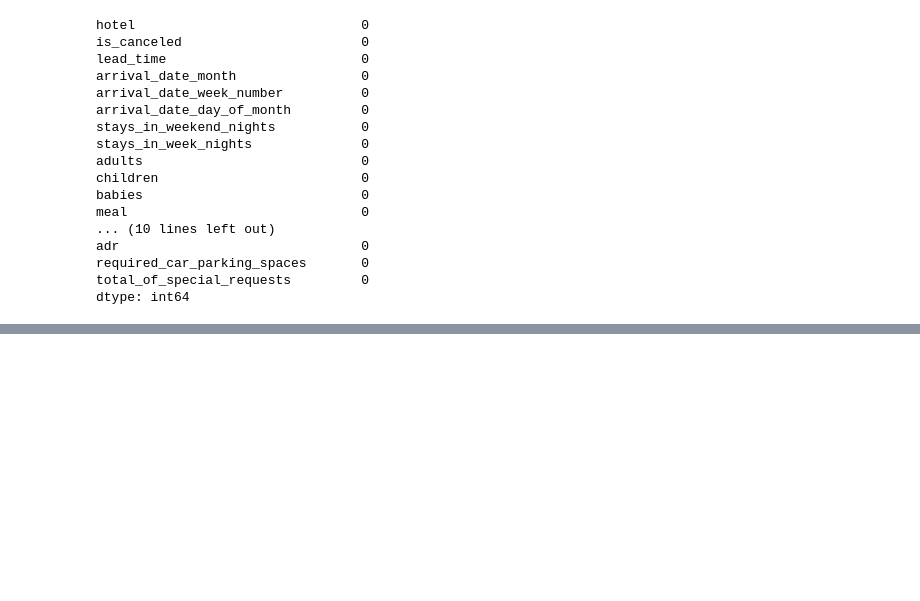
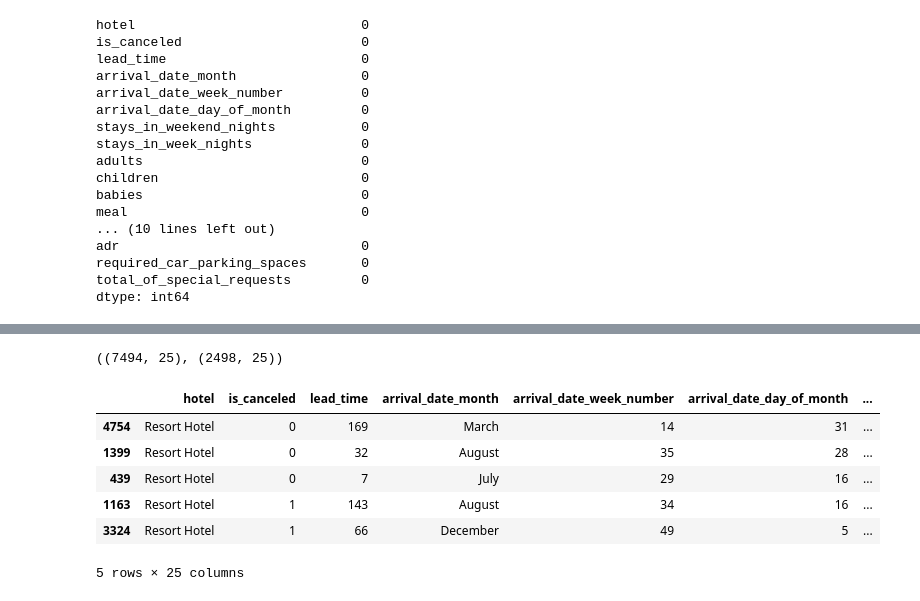
Before and after one commit to mateen-mk/Hotel-Booking-Cancellation, a Jupyter notebook: notebooks/trails.ipynb, the cells around one changed output, grey strips where cells are left out. Cells and saved outputs as stored; diff of their text form; code cells hidden in the pictures; blank space fills up the shorter version.

Commit message:
notebooks/trails.ipynb conducted research on Data Preprocessing

```diff
--- a/notebooks/trails.ipynb
+++ b/notebooks/trails.ipynb
@@ -18,7 +18,7 @@ database_url = os.getenv('MYSQL_ENGINE_URL')
 # %%
 engine = create_engine(database_url)
 # %%
-query = "SELECT * FROM hotel_booking LIMIT 200;"
+query = "SELECT * FROM hotel_booking LIMIT 10000;"
 # %%
 data = pd.read_sql(query, engine)
 data.head()
@@ -82,0 +84,3 @@ noisy_data_count
+# %%
+data = data[data['children'] != 10]
+data = data[data['adults'] != 0]
@@ -82,0 +126,15 @@ noisy_data_count
+# %%
+train_df, test_df = train_test_split(data, test_size=0.25, random_state=23)
+train_df.shape, test_df.shape
+# %% [output]
+((7494, 25), (2498, 25))
+# %%
+train_df.head()
+# %% [output]
+|  | hotel | is_canceled | lead_time | arrival_date_month | arrival_date_week_number | arrival_date_day_of_month | ... |
+| 4754 | Resort Hotel | 0 | 169 | March | 14 | 31 | ... |
+| 1399 | Resort Hotel | 0 | 32 | August | 35 | 28 | ... |
+| 439 | Resort Hotel | 0 | 7 | July | 29 | 16 | ... |
+| 1163 | Resort Hotel | 1 | 143 | August | 34 | 16 | ... |
+| 3324 | Resort Hotel | 1 | 66 | December | 49 | 5 | ... |
+5 rows × 25 columns
```
Also changed, not shown: parts of 13 cells of this notebook.
